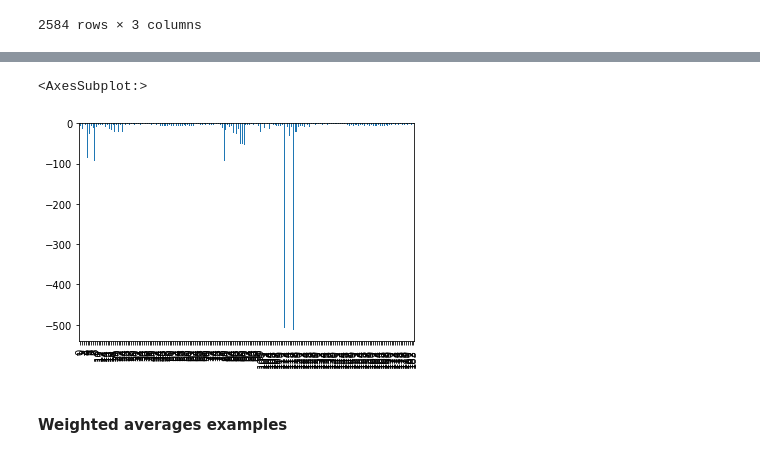
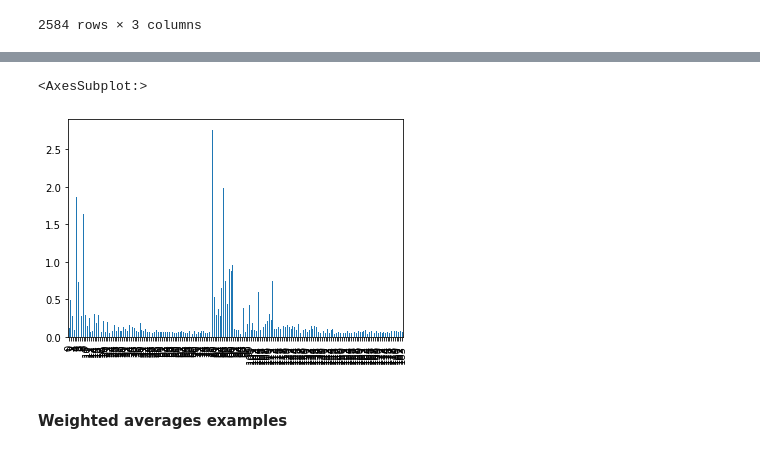
Before and after one commit to AlexHTW/ngs_quality_control, a Jupyter notebook: 06_feature_engineering_modules.ipynb, the cells around one changed output, grey strips where cells are left out. Saved outputs shown, nothing was run; the diff lists cells and outputs as text; code cells hidden in the pictures.

```diff
--- a/06_feature_engineering_modules.ipynb
+++ b/06_feature_engineering_modules.ipynb
@@ -139,8 +144,10 @@ ngs_reads['module_2_std'].plot(kind='bar')
+# %%
+ngs_reads['module_2_std_pos'].plot(kind='bar')
+# %% [output]
+<AxesSubplot:>
+[figure, added]
 # %%
-ngs_reads['module_2_sum_neg'].plot(kind='bar')
+#ngs_reads['module_2_sum_neg'].plot(kind='bar')
-# %% [output]
-<AxesSubplot:>
-[figure, removed]
 # %% [markdown]
 #### Weighted averages examples
 # %%
```
Also changed, not shown: parts of 101 cells of this notebook, 1 other file.
